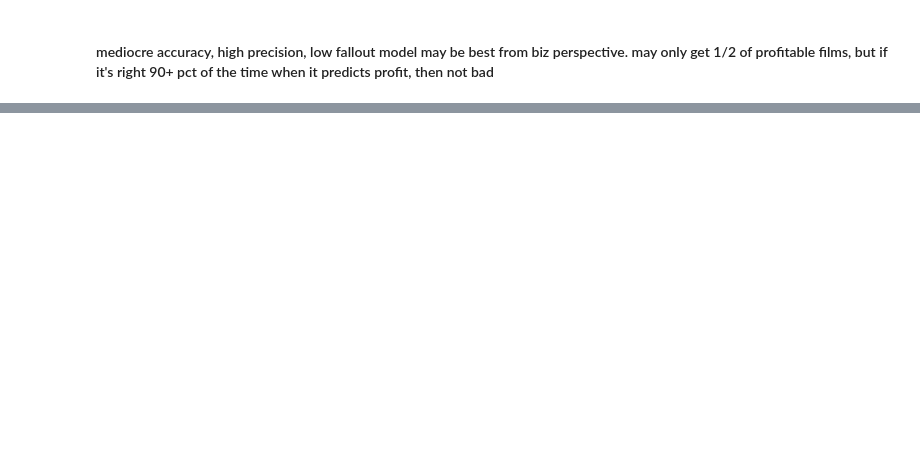
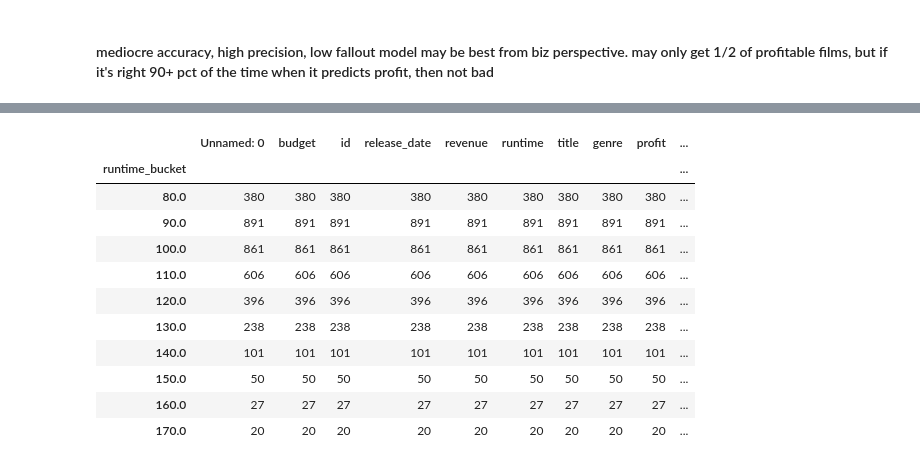
Before and after one commit to ryanlrappa/film-profit-prediction, a Jupyter notebook: jupyter_notebooks/6_modeling.ipynb, the cells around one changed output, grey strips where cells are left out. Cells and saved outputs as stored; diff of their text form; code cells hidden in the pictures; blank space fills up the shorter version.

```diff
--- a/jupyter_notebooks/6_modeling.ipynb
+++ b/jupyter_notebooks/6_modeling.ipynb
@@ -536,0 +575,15 @@ pkl_acc, pkl_pr, pkl_tpr, pkl_fpr = show_data(pkl_cm, print_res = 1)
+# %%
+grouped_cnt.head(10)
+# %% [output]
+|  | Unnamed: 0 | budget | id | release_date | revenue | runtime | title | genre | profit | ... |
+| runtime_bucket |  |  |  |  |  |  |  |  |  | ... |
+| 80.0 | 380 | 380 | 380 | 380 | 380 | 380 | 380 | 380 | 380 | ... |
+| 90.0 | 891 | 891 | 891 | 891 | 891 | 891 | 891 | 891 | 891 | ... |
+| 100.0 | 861 | 861 | 861 | 861 | 861 | 861 | 861 | 861 | 861 | ... |
+| 110.0 | 606 | 606 | 606 | 606 | 606 | 606 | 606 | 606 | 606 | ... |
+| 120.0 | 396 | 396 | 396 | 396 | 396 | 396 | 396 | 396 | 396 | ... |
+| 130.0 | 238 | 238 | 238 | 238 | 238 | 238 | 238 | 238 | 238 | ... |
+| 140.0 | 101 | 101 | 101 | 101 | 101 | 101 | 101 | 101 | 101 | ... |
+| 150.0 | 50 | 50 | 50 | 50 | 50 | 50 | 50 | 50 | 50 | ... |
+| 160.0 | 27 | 27 | 27 | 27 | 27 | 27 | 27 | 27 | 27 | ... |
+| 170.0 | 20 | 20 | 20 | 20 | 20 | 20 | 20 | 20 | 20 | ... |
```
Also changed, not shown: parts of 7 cells of this notebook, 4 other files.
